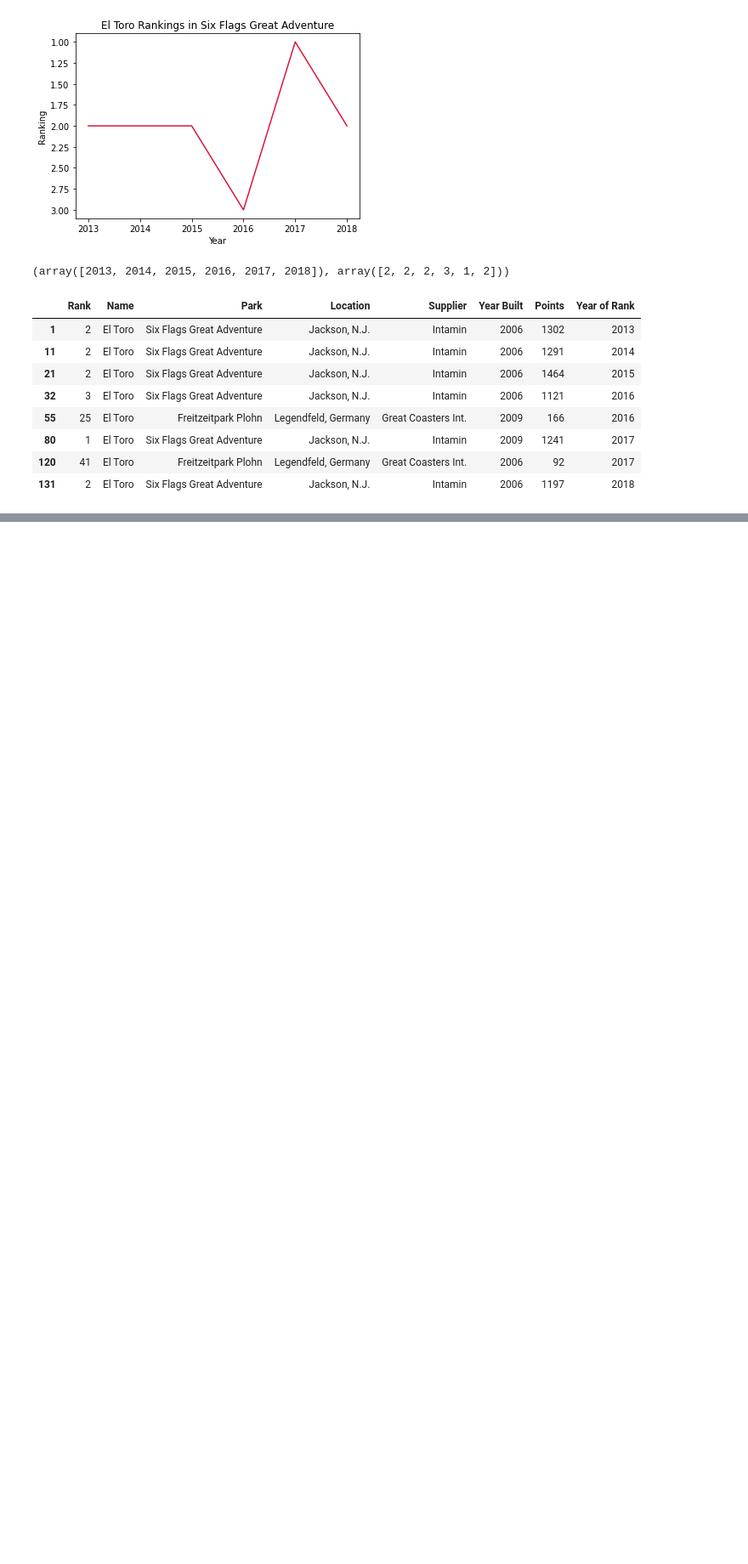
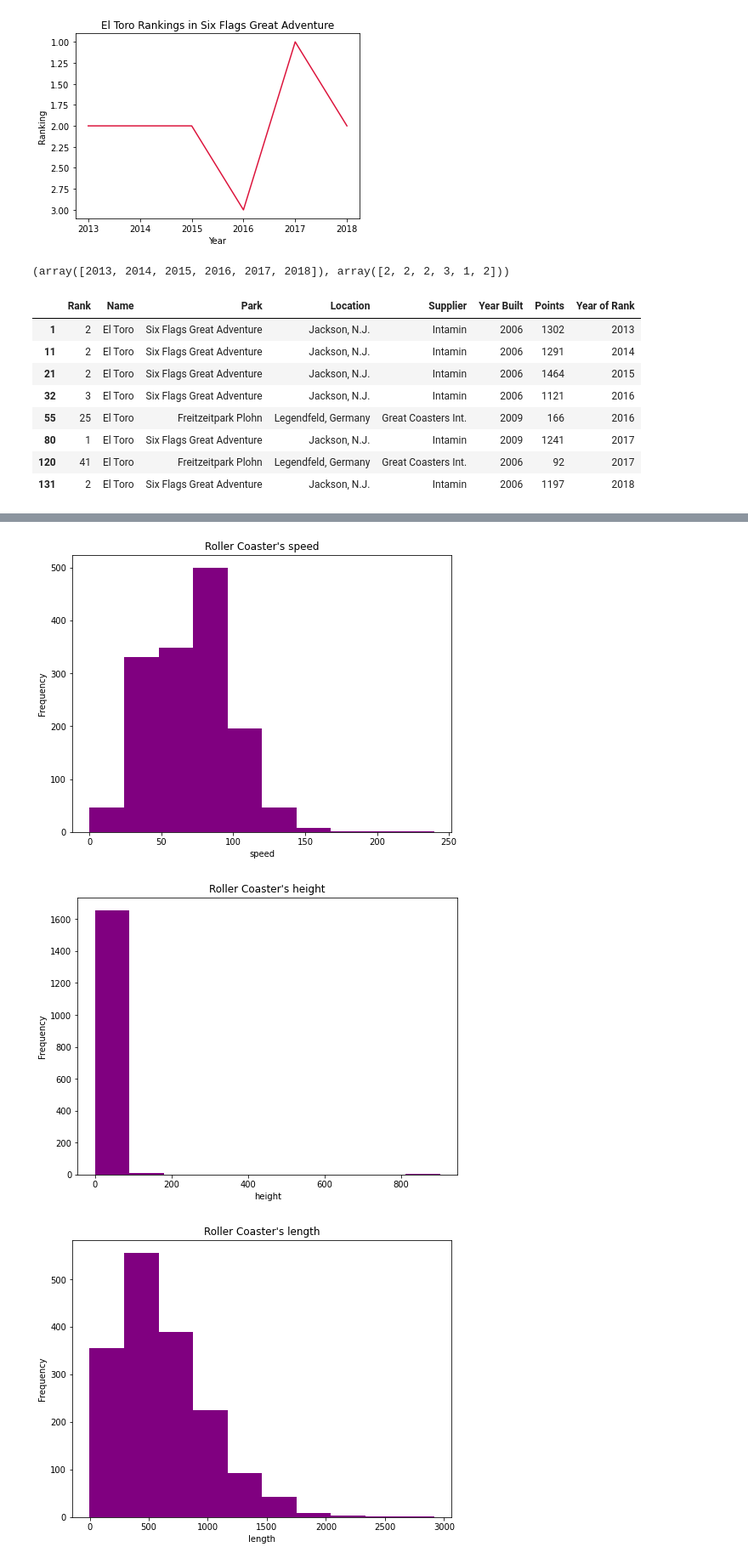
Before and after one commit to princeKike27/Roller-Coaster, a Jupyter notebook: Roller_Coaster.ipynb, the cells around one changed output, grey strips where cells are left out. Shown: that part at 85% size. Saved outputs shown, nothing was run; the diff lists cells and outputs as text; code cells hidden in the pictures; blank space fills up the shorter version.

```diff
--- a/Roller_Coaster.ipynb
+++ b/Roller_Coaster.ipynb
@@ -132,0 +154,26 @@ df_wood[df_wood['Name'] == 'El Toro']
+# %%
+# function that plots a histogram for each numeric column in df
+def plot_histogram(df):
+  # store columns names
+  columns = df.columns
+
+  for column in columns:
+    # check if column is numeric
+    if df.dtypes[column] == 'float64':
+      # plot histogram
+      plt.figure(figsize=(8,6))
+      ax = plt.subplot()
+
+      plt.hist(df[column], bins=10, color='purple')
+      plt.ylabel('Frequency')
+      plt.xlabel(column)
+      plt.title(f'Roller Coaster\'s {column}')
+      plt.show()
+      plt.close()
+# %%
+# test function
+coasters_hist = plot_histogram(df_coasters)
+# %% [output]
+[figure, added]
+[figure, added]
+[figure, added]
```
Also changed, not shown: parts of 16 cells of this notebook.
